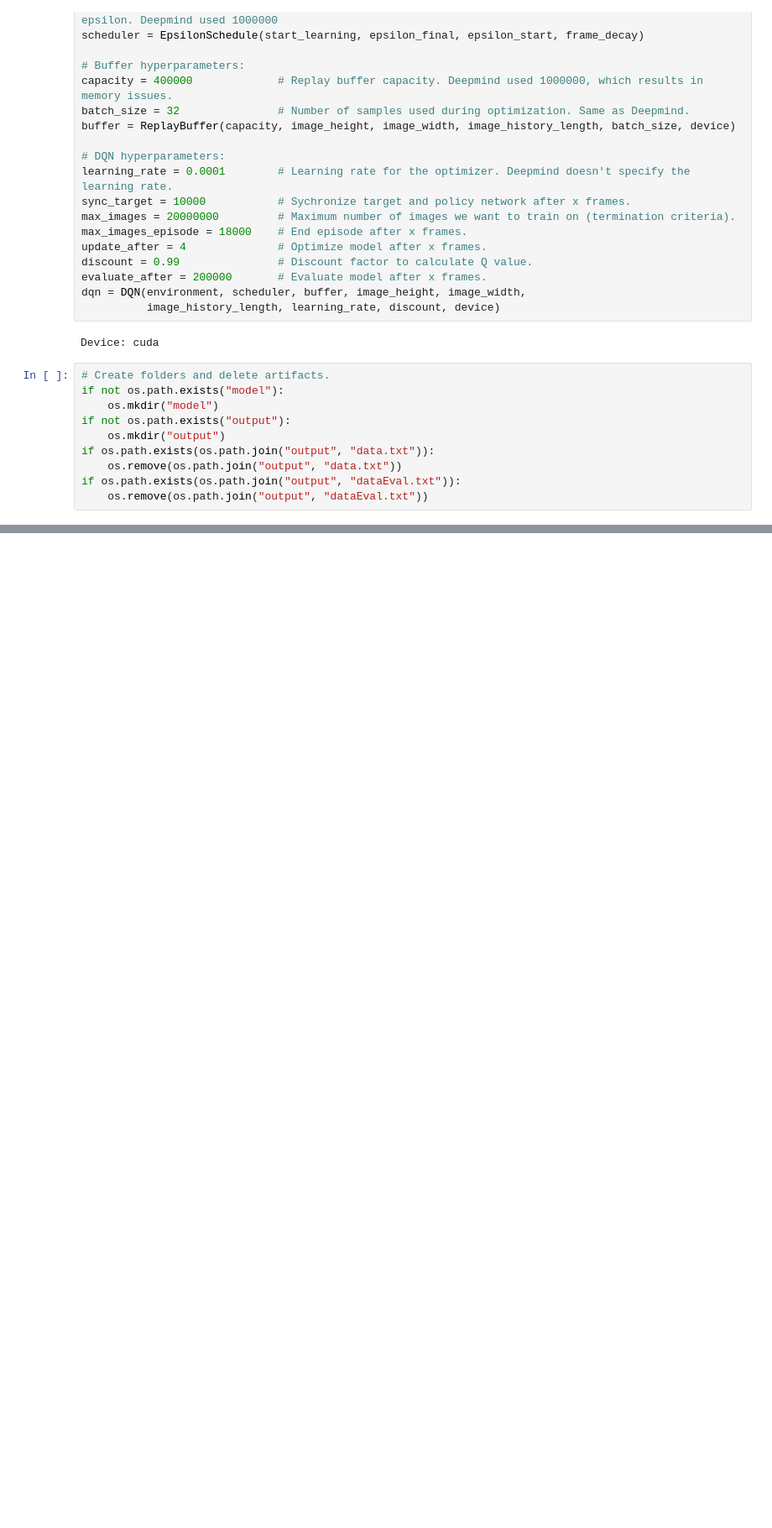
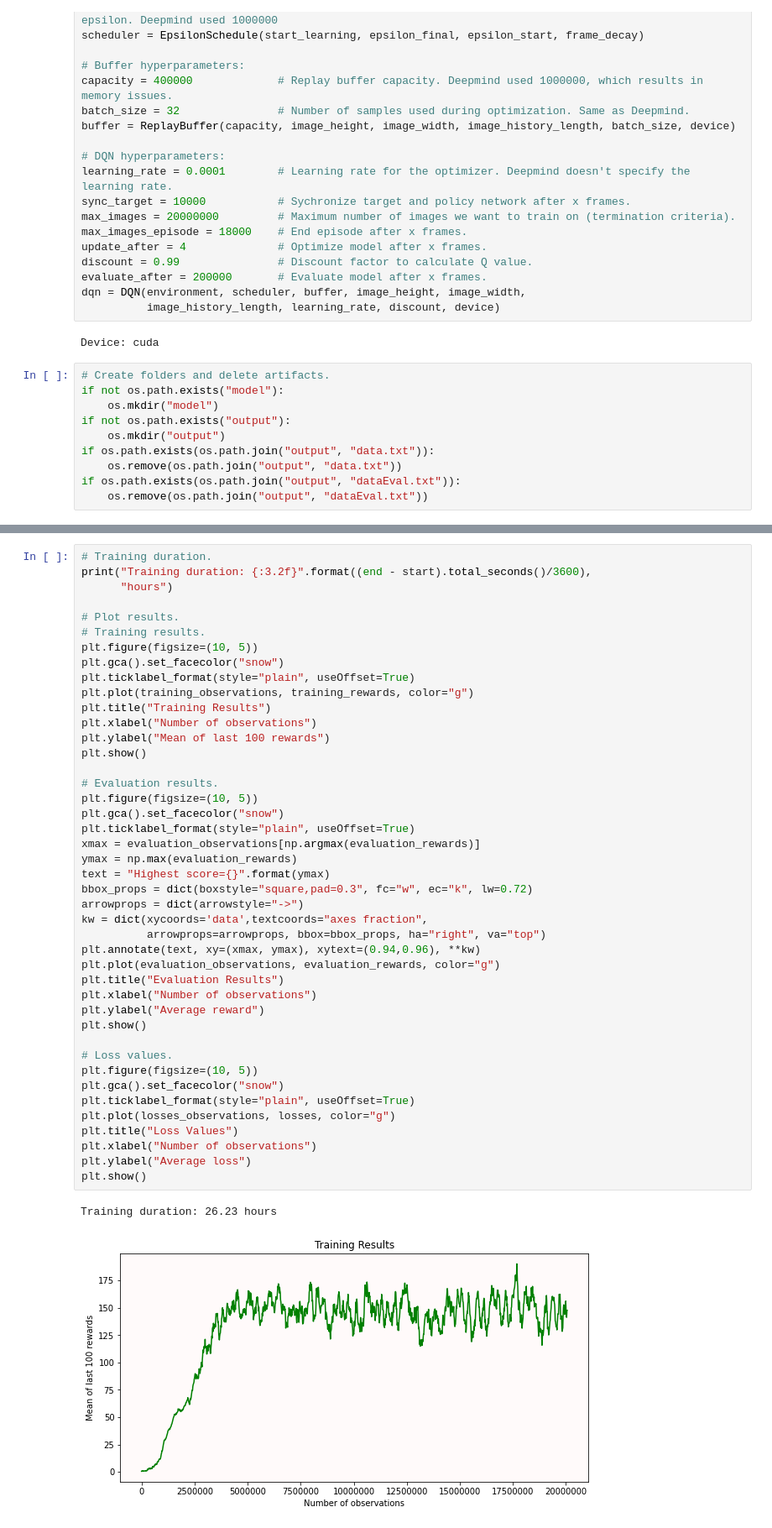
Before and after one commit to masskro0/dqn_breakout, a Jupyter notebook: main.ipynb, the cells around one changed output, grey strips where cells are left out. Shown at 84% size. Drawn from its saved outputs; the diff is of its cells as text; blank space fills up the shorter version.

Commit message:
Added plots

```diff
--- a/main.ipynb
+++ b/main.ipynb
@@ -464,0 +499,46 @@ Evaluation score: 17.02.2022 18:03:35 20066407 315.0
+# %%
+# Training duration.
+print("Training duration: {:3.2f}".format((end - start).total_seconds()/3600),
+      "hours")
+
+# Plot results.
+# Training results.
+plt.figure(figsize=(10, 5))
+plt.gca().set_facecolor("snow")
+plt.ticklabel_format(style="plain", useOffset=True)
+plt.plot(training_observations, training_rewards, color="g")
+plt.title("Training Results")
+plt.xlabel("Number of observations")
+plt.ylabel("Mean of last 100 rewards")
+plt.show()
+
+# Evaluation results.
+plt.figure(figsize=(10, 5))
+plt.gca().set_facecolor("snow")
+plt.ticklabel_format(style="plain", useOffset=True)
+xmax = evaluation_observations[np.argmax(evaluation_rewards)]
+ymax = np.max(evaluation_rewards)
+text = "Highest score={}".format(ymax)
+bbox_props = dict(boxstyle="square,pad=0.3", fc="w", ec="k", lw=0.72)
+arrowprops = dict(arrowstyle="->")
+kw = dict(xycoords='data',textcoords="axes fraction",
+          arrowprops=arrowprops, bbox=bbox_props, ha="right", va="top")
+plt.annotate(text, xy=(xmax, ymax), xytext=(0.94,0.96), **kw)
+plt.plot(evaluation_observations, evaluation_rewards, color="g")
+plt.title("Evaluation Results")
+plt.xlabel("Number of observations")
+plt.ylabel("Average reward")
+plt.show()
+
+# Loss values.
+plt.figure(figsize=(10, 5))
+plt.gca().set_facecolor("snow")
+plt.ticklabel_format(style="plain", useOffset=True)
+plt.plot(losses_observations, losses, color="g")
+plt.title("Loss Values")
+plt.xlabel("Number of observations")
+plt.ylabel("Average loss")
+plt.show()
+# %% [output]
+Training duration: 26.23 hours
+[figure, added]
```
Also changed, not shown: parts of 3 cells of this notebook.
